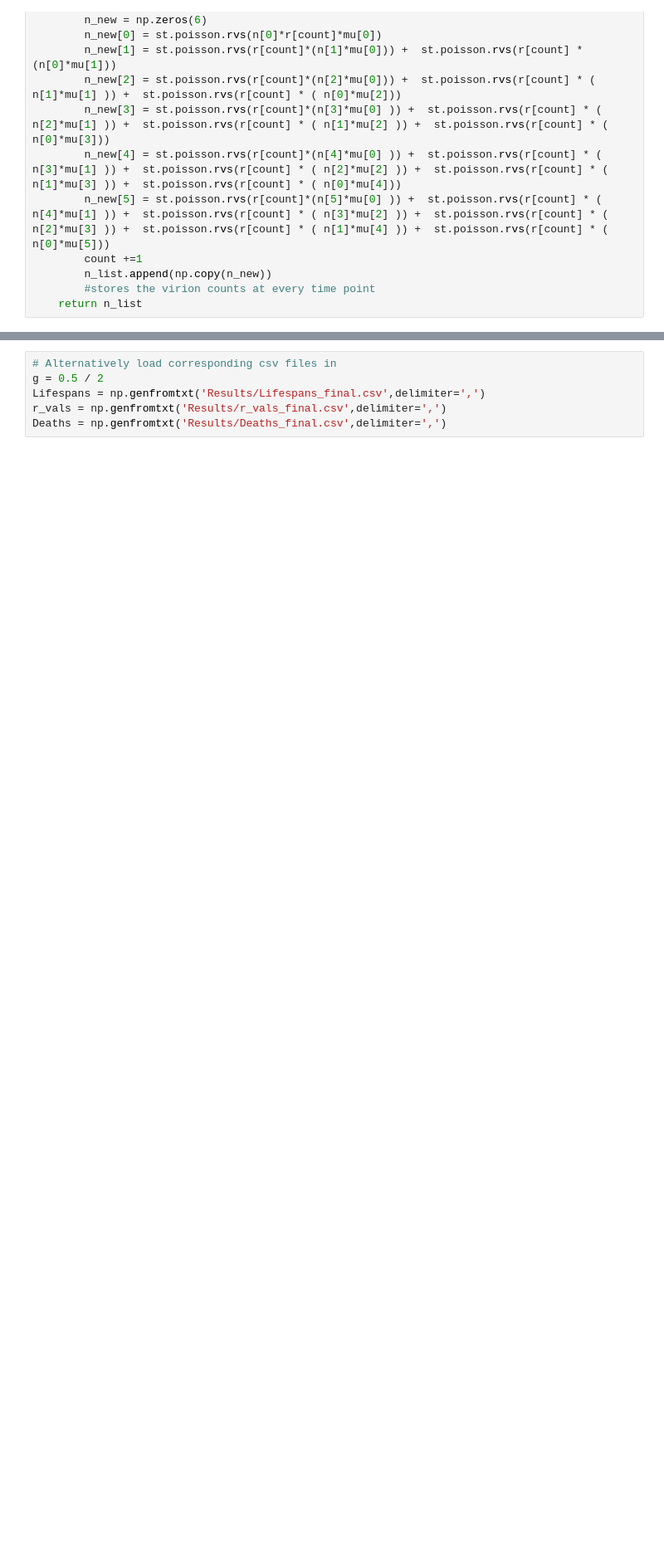
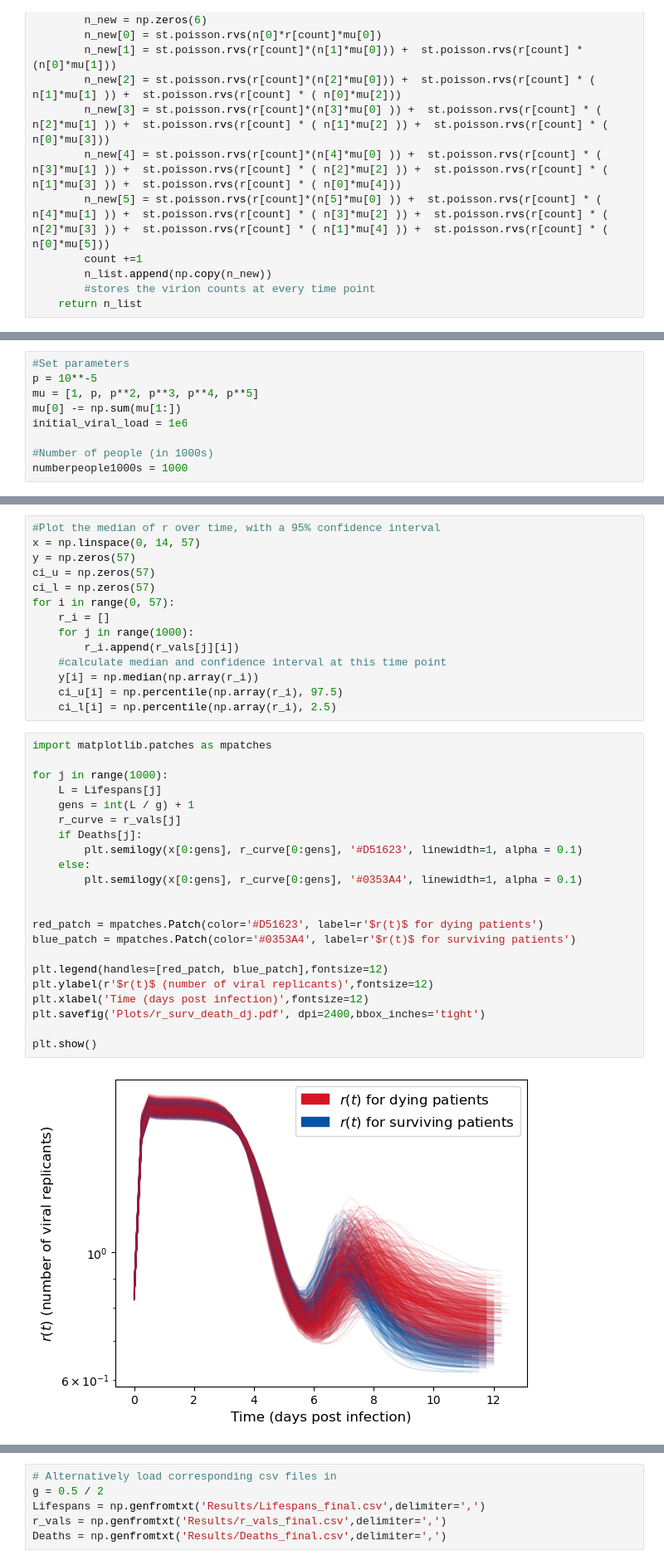
Before and after one commit to joshlooks/avianflu, a Jupyter notebook: bpm_final.ipynb, the cells around one changed output, grey strips where cells are left out. Shown at 83% size. Drawn from its saved outputs; the diff is of its cells as text; blank space fills up the shorter version.

```diff
--- a/bpm_final.ipynb
+++ b/bpm_final.ipynb
@@ -46,0 +68,9 @@ def BPM_st_vectorised(t, g, r, mu, initial_v):
+# %%
+#Set parameters
+p = 10**-5
+mu = [1, p, p**2, p**3, p**4, p**5]
+mu[0] -= np.sum(mu[1:])
+initial_viral_load = 1e6
+
+#Number of people (in 1000s)
+numberpeople1000s = 1000
@@ -46,0 +148,38 @@ def BPM_st_vectorised(t, g, r, mu, initial_v):
+# %%
+#Plot the median of r over time, with a 95% confidence interval
+x = np.linspace(0, 14, 57)
+y = np.zeros(57)
+ci_u = np.zeros(57)
+ci_l = np.zeros(57)
+for i in range(0, 57):
+    r_i = []
+    for j in range(1000):
+        r_i.append(r_vals[j][i])
+    #calculate median and confidence interval at this time point
+    y[i] = np.median(np.array(r_i))
+    ci_u[i] = np.percentile(np.array(r_i), 97.5)
+    ci_l[i] = np.percentile(np.array(r_i), 2.5)
+# %%
+import matplotlib.patches as mpatches
+
+for j in range(1000):
+    L = Lifespans[j]
+    gens = int(L / g) + 1
+    r_curve = r_vals[j]
+    if Deaths[j]:
+        plt.semilogy(x[0:gens], r_curve[0:gens], '#D51623', linewidth=1, alpha = 0.1)
+    else:
+        plt.semilogy(x[0:gens], r_curve[0:gens], '#0353A4', linewidth=1, alpha = 0.1)
+
+
+red_patch = mpatches.Patch(color='#D51623', label=r'$r(t)$ for dying patients')
+blue_patch = mpatches.Patch(color='#0353A4', label=r'$r(t)$ for surviving patients')
+
+plt.legend(handles=[red_patch, blue_patch],fontsize=12)
+plt.ylabel(r'$r(t)$ (number of viral replicants)',fontsize=12)
+plt.xlabel('Time (days post infection)',fontsize=12)
+plt.savefig('Plots/r_surv_death_dj.pdf', dpi=2400,bbox_inches='tight')
+
+plt.show()
+# %% [output]
+[figure, added]
```
Also changed, not shown: parts of 20 cells of this notebook, 55 other files.
